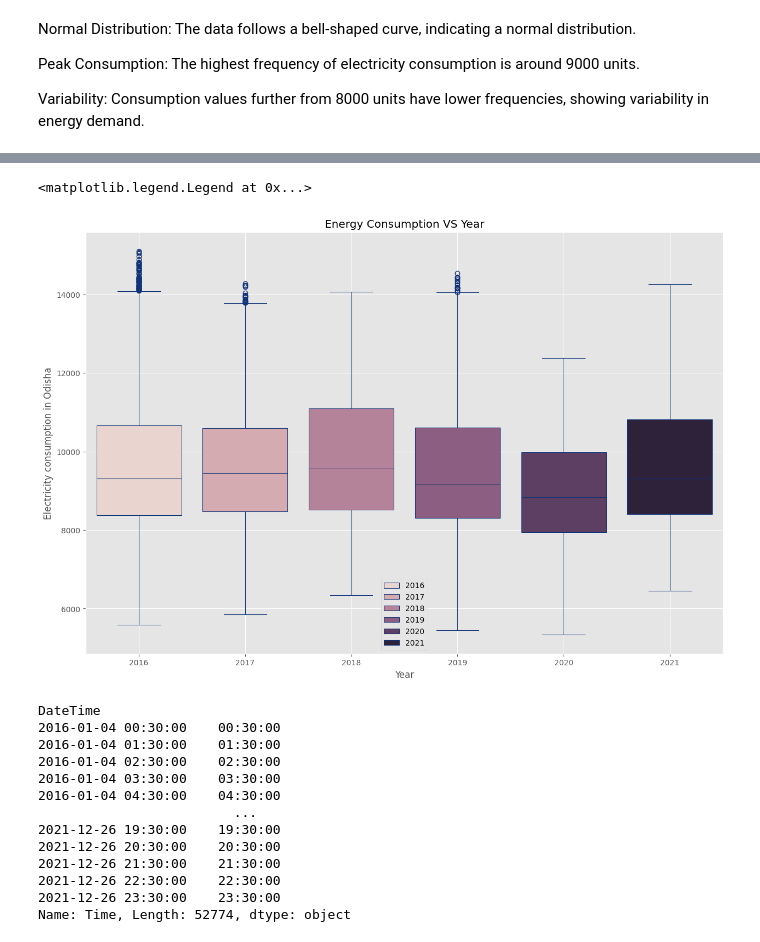
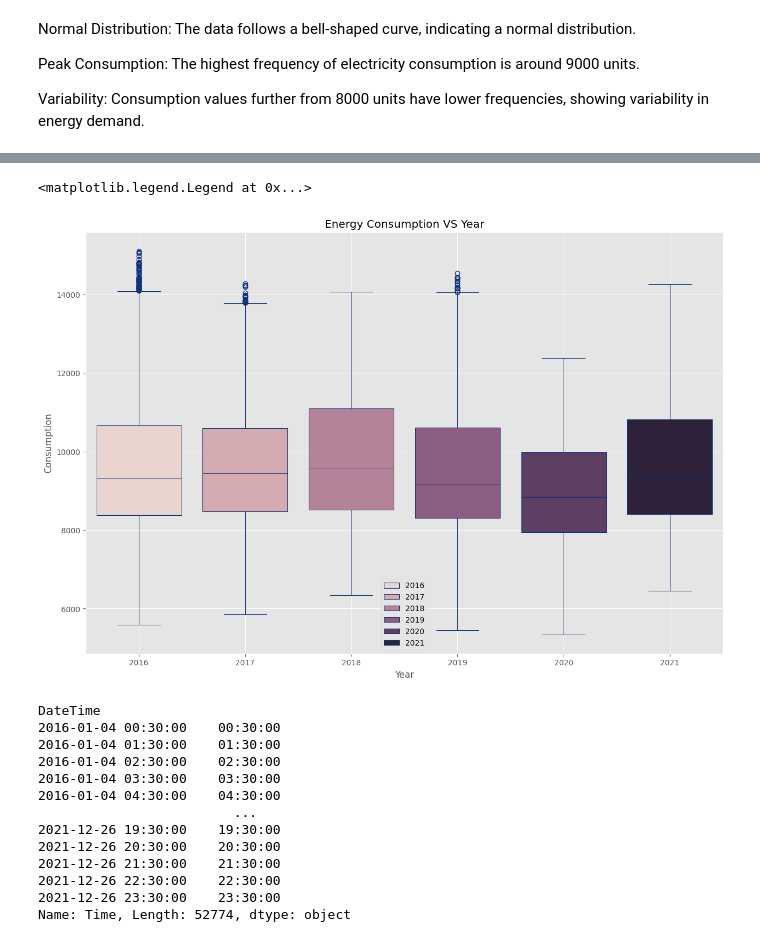
Before and after one commit to SadabAli/Energy-Consumption-prediction, a Jupyter notebook: EnergyConsumptionPrediction.ipynb, the cells around one changed output, grey strips where cells are left out. Cells and saved outputs as stored; diff of their text form; code cells hidden in the pictures.

```diff
--- a/EnergyConsumptionPrediction.ipynb
+++ b/EnergyConsumptionPrediction.ipynb
@@ -382,13 +382,13 @@ plt.legend()
 # %%
 fig = plt.figure(figsize = (15,10))
-sns.boxplot(data = dataset , x=dataset['Year'], y=dataset['Electricity consumption in Odisha'] , hue=dataset['Year'] , linecolor="#137", linewidth=.75)
+sns.boxplot(data = dataset , x=dataset['Year'], y=dataset['Consumption'] , hue=dataset['Year'] , linecolor="#137", linewidth=.75)
 plt.title("Energy Consumption VS Year")
 plt.xlabel("Year")
 plt.grid(True, alpha=1)
 plt.legend()
 # %% [output]
 <matplotlib.legend.Legend at 0x...>
-[figure, old version]
+[figure, new version]
 # %%
 dataset['Time']
 # %% [output]
```
Also changed, not shown: parts of 29 cells of this notebook.
